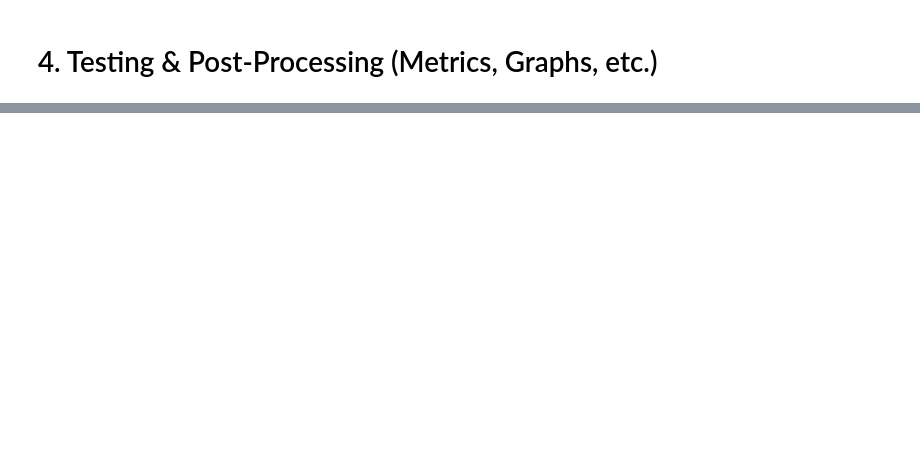
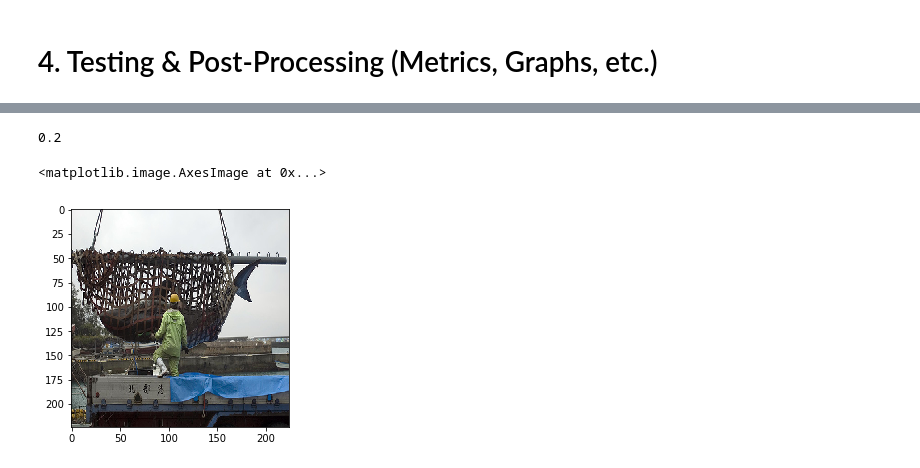
Before and after one commit to alswilli/Object-Classificaton-and-Localization-on-ImageNet, a Jupyter notebook: pipeline.ipynb, the cells around one changed output, grey strips where cells are left out. Saved outputs shown, nothing was run; the diff lists cells and outputs as text; code cells hidden in the pictures; blank space fills up the shorter version.

```diff
--- a/pipeline.ipynb
+++ b/pipeline.ipynb
@@ -159,0 +238,13 @@ plt.show()
+# %%
+accuracy
+# %% [output]
+0.2
+# %%
+#displaying an image from the generator
+
+# train_generator.reset()
+x,y = train_generator.next()
+plt.imshow(x[0]/255.)
+# %% [output]
+<matplotlib.image.AxesImage at 0x...>
+[figure, added]
```
Also changed, not shown: parts of 14 cells of this notebook.
